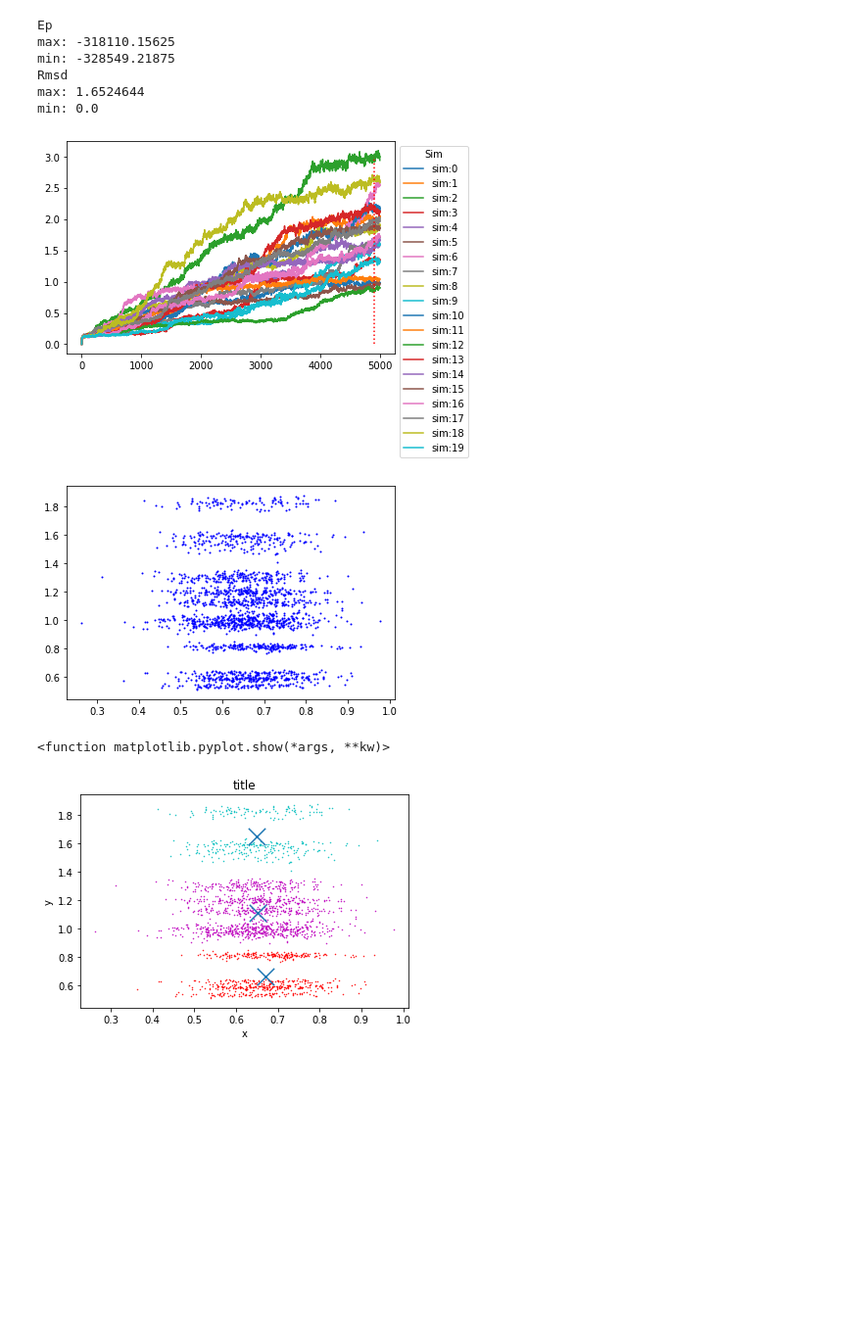
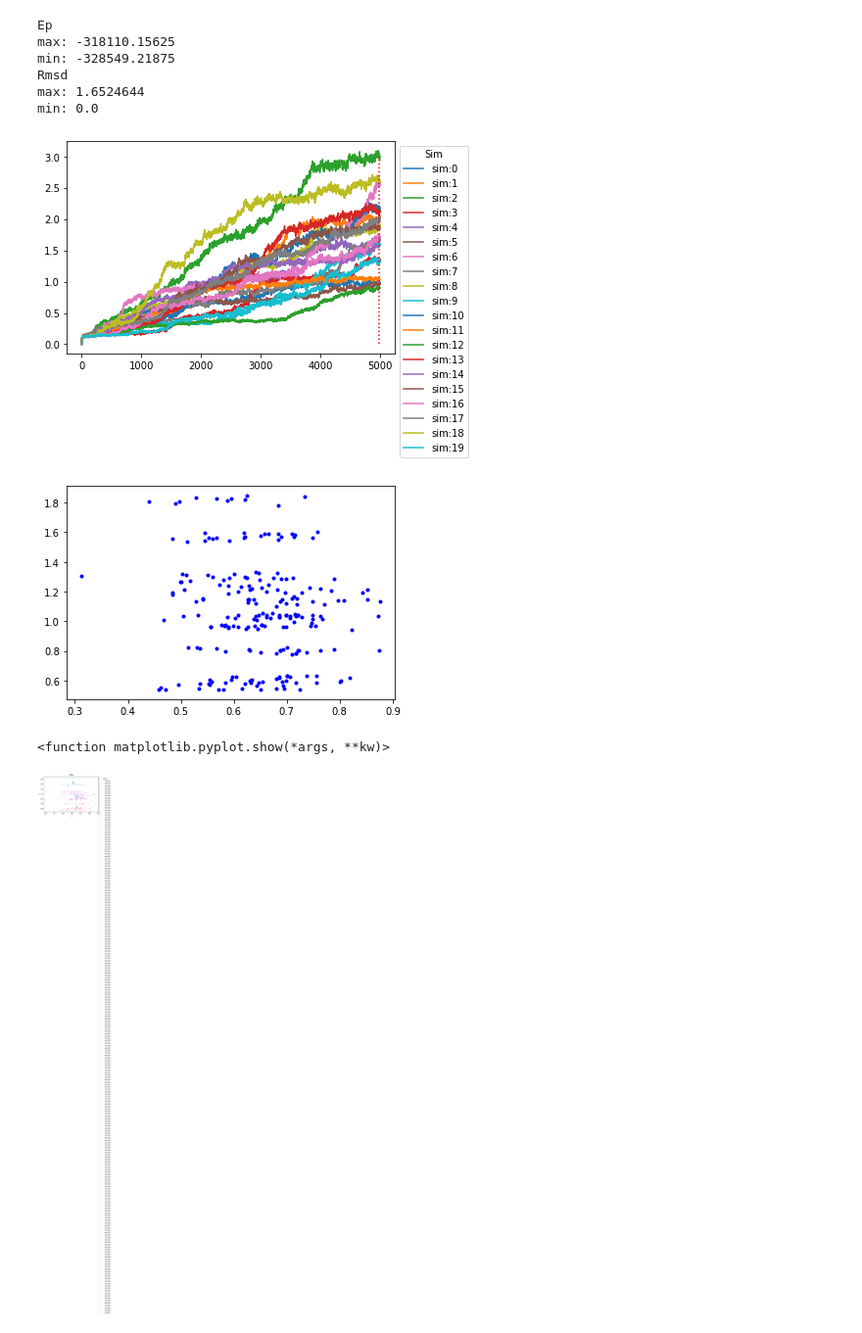
Before and after one commit to Unidad-Robotica-Dlab/molecular_dynamic, a Jupyter notebook: Codes/k-means_alvaro_frames_50ns.ipynb, the cells around one changed output. Shown at 98% size. Saved outputs shown, nothing was run; the diff lists cells and outputs as text; code cells hidden in the pictures; blank space fills up the shorter version.

```diff
--- a/Codes/k-means_alvaro_frames_50ns.ipynb
+++ b/Codes/k-means_alvaro_frames_50ns.ipynb
@@ -83,15 +83,15 @@ Rmsd
 max: 1.6524644
 min: 0.0
 # %%
-import matplotlib.pyplot as plt
-import numpy as np
+#parametros
+#############################
 
 
-#parametros
-#############################
-dx=4900  #inicio de dt
-tm=10     #tamaño del punto
+dx=4990            #inicio de dt
+tm=10*3            #tamaño del punto
 n_Clusters=3
+
+
 #############################
 
 
@@ -115,41 +115,45 @@ for i in list(sim_RMSD_df):
     plt.plot(dt,sim_RMSD_df[i],label='sim:'+str(n))
     n=n+1
 
-    plt.legend(title='Sim', bbox_to_anchor=(1, 1))
+plt.legend(title='Sim', bbox_to_anchor=(1, 1))
+
 plt.plot([dx,dx],[0,3],':r');
 plt.show()
 
 
 
 
 plt.plot(sim_ep_nom[:][dx:], sim_rmsd_nom[:][dx:], "bo", markersize=0.1*tm)
 plt.show()
 
 sim_x = np.array(sim_ep_nom[:][dx:]).flatten()
 sim_y = np.array(sim_rmsd_nom[:][dx:]).flatten()
 
 X=np.array(list(zip( sim_x,sim_y )))
 
 kmeans=KMeans(n_clusters=n_Clusters)
 kmeans=kmeans.fit(X)
 labels=kmeans.predict(X)
 
 centroids=kmeans.cluster_centers_
 
 colors=['m.','r.','c.','y.','b.','g.','m.']
 
+
 for i in range(len(X)):
     #print('cordenada: ',X[i],'label: ',labels[i])
-    plt.plot(X[i][0],X[i][1],colors[labels[i]],markersize=0.1*tm)
+    plt.plot(X[i][0],X[i][1],colors[labels[i]],markersize=0.1*tm,label='sim:'+str(n))
+    plt.legend(title='cent:'+str(colors[labels[i]]), bbox_to_anchor=(1, 1))
+
 
 plt.scatter(centroids[:,0],centroids[:,1],marker='x',s=300,linewidths=15,zorder=10)
 
 plt.xlabel('x')
 plt.ylabel('y')
 plt.title('title')
 plt.show
 # %% [output]
-[figure, old version]
+[figure, new version]
-[figure, old version]
+[figure, new version]
 <function matplotlib.pyplot.show(*args, **kw)>
-[figure, old version]
+[figure, new version]
```
